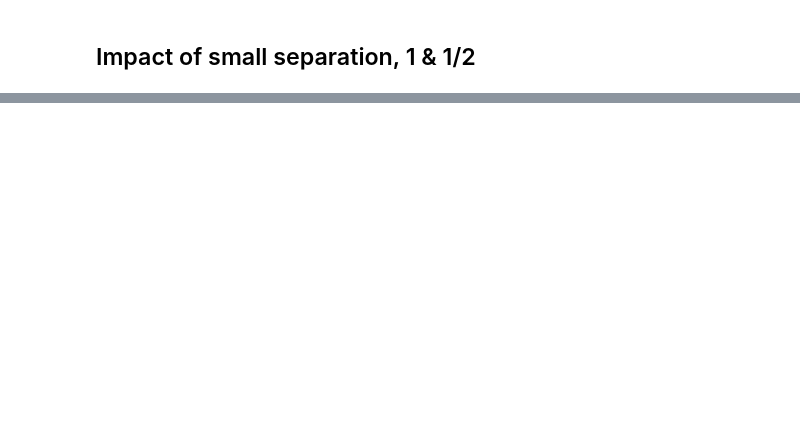
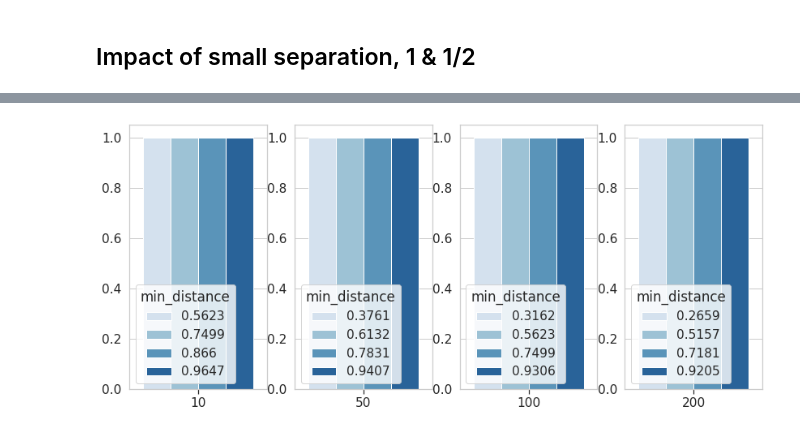
Before and after one commit to sheikhomar/mixture-learning, a Jupyter notebook: notebooks/03-initial-results.ipynb, the cells around one changed output, grey strips where cells are left out. Saved outputs shown, nothing was run; the diff lists cells and outputs as text; code cells hidden in the pictures; blank space fills up the shorter version.

```diff
--- a/notebooks/03-initial-results.ipynb
+++ b/notebooks/03-initial-results.ipynb
@@ -220,7 +227,7 @@ df_data_filtered = df_data[filter_small_dist_01].copy()
 df_data_filtered = df_data_filtered.sort_values(["min_distance", "n_dim", "bias_factor", "n_steps"])
 
 with sns.plotting_context("notebook", font_scale=1.4):
-    fig, ax = plt.subplots(figsize=(15, 6))
+    fig, ax = plt.subplots(figsize=(11, 6))
     sns.barplot(
         x="n_dim",y="accuracy_score",hue="min_distance",
         data=df_data_filtered,palette="Blues", ax=ax
@@ -236,0 +256,23 @@ with sns.plotting_context("notebook", font_scale=1.4):
+# %%
+with sns.plotting_context("notebook", font_scale=1.4):
+    fig, axes = plt.subplots(ncols=4, figsize=(14, 6))
+    for i, n_dim in enumerate([10, 50, 100, 200]):
+        filter_dist_below_one_01 = df_data.experiment_name == "dist_below_one_01"
+        filter_dim = df_data.n_dim == n_dim
+        df_data_filtered = df_data[filter_dist_below_one_01 & filter_dim].copy()
+        df_data_filtered = df_data_filtered.sort_values(["min_distance", "n_dim", "bias_factor", "n_steps"])
+        df_data_filtered["min_distance"] = df_data_filtered["min_distance"].round(4)
+
+        sns.barplot(
+            x="n_dim",y="accuracy_score",hue="min_distance",
+            data=df_data_filtered,palette="Blues", ax=axes[i]
+        )
+        axes[i].yaxis.grid(True)
+        axes[i].yaxis.set_minor_locator(ticker.LinearLocator(numticks=10))
+        axes[i].tick_params(which="both", bottom=True)
+        axes[i].set_ylabel("")
+        axes[i].set_xlabel("")
+        #axes[i].set_title(f"Impact of separation < 1");
+        # ax.set_ylim([0, 1])
+# %% [output]
+[figure, added]
```
Also changed, not shown: parts of 7 cells of this notebook.
